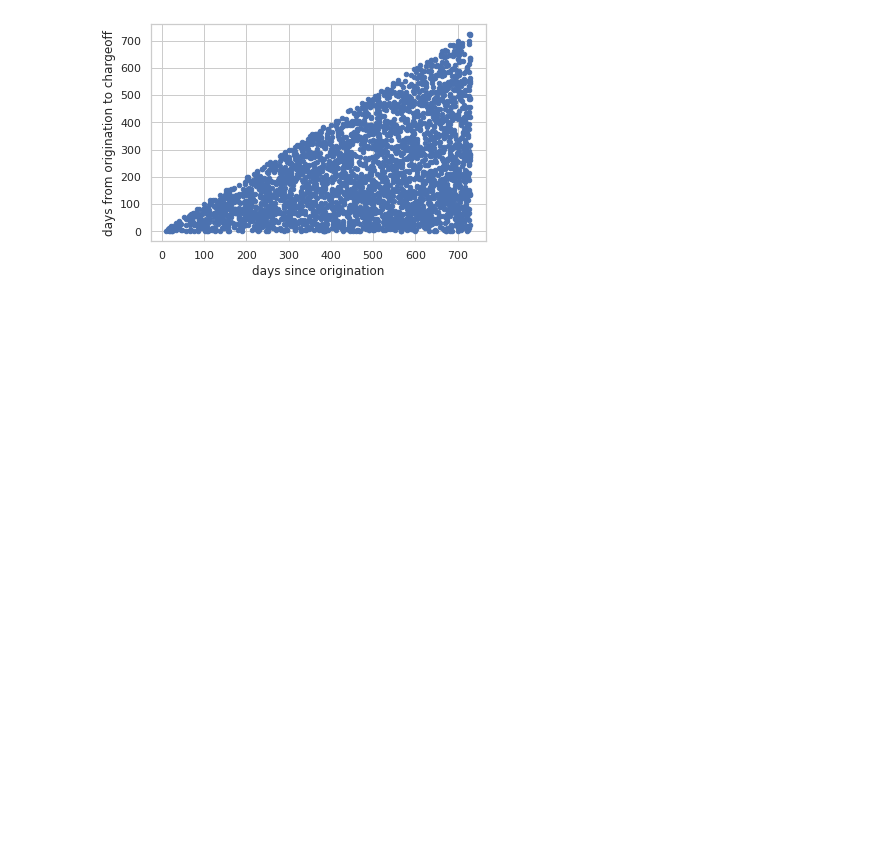
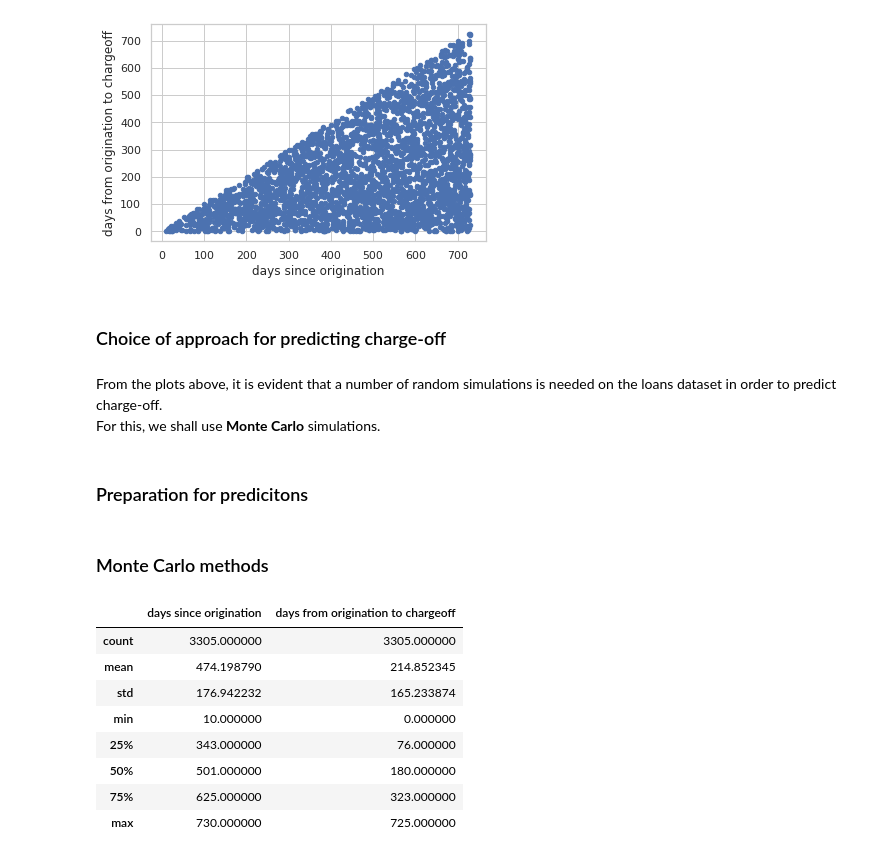
Before and after one commit to NLSanyu/assessment-data-science, a Jupyter notebook: loan_charge_off.ipynb, the cells around one changed output. Saved outputs shown, nothing was run; the diff lists cells and outputs as text; code cells hidden in the pictures; blank space fills up the shorter version.

```diff
--- a/loan_charge_off.ipynb
+++ b/loan_charge_off.ipynb
@@ -94,3 +111,24 @@ charged_off_loans.plot.scatter(x='days since origination', y='days from originat
 *c* argument looks like a single numeric RGB or RGBA sequence, which should be avoided as value-mapping will have precedence in case its length matches with *x* & *y*.  Please use the *color* keyword- ...
 <AxesSubplot:xlabel='days since origination', ylabel='days from origination to chargeoff'>
 [figure]
+# %% [markdown]
+### Choice of approach for predicting charge-off
+# %% [markdown]
+From the plots above, it is evident that a number of random simulations is needed on the loans dataset in order to predict charge-off.<br/>
+For this, we shall use **Monte Carlo** simulations.
+# %% [markdown]
+### Preparation for predicitons
+# %% [markdown]
+### Monte Carlo methods
+# %%
+charged_off_loans.describe()
+# %% [output]
+|  | days since origination | days from origination to chargeoff |
+| count | 3305.000000 | 3305.000000 |
+| mean | 474.198790 | 214.852345 |
+| std | 176.942232 | 165.233874 |
+| min | 10.000000 | 0.000000 |
+| 25% | 343.000000 | 76.000000 |
+| 50% | 501.000000 | 180.000000 |
+| 75% | 625.000000 | 323.000000 |
+| max | 730.000000 | 725.000000 |
```
Also changed, not shown: parts of 9 cells of this notebook, 1 other file.
